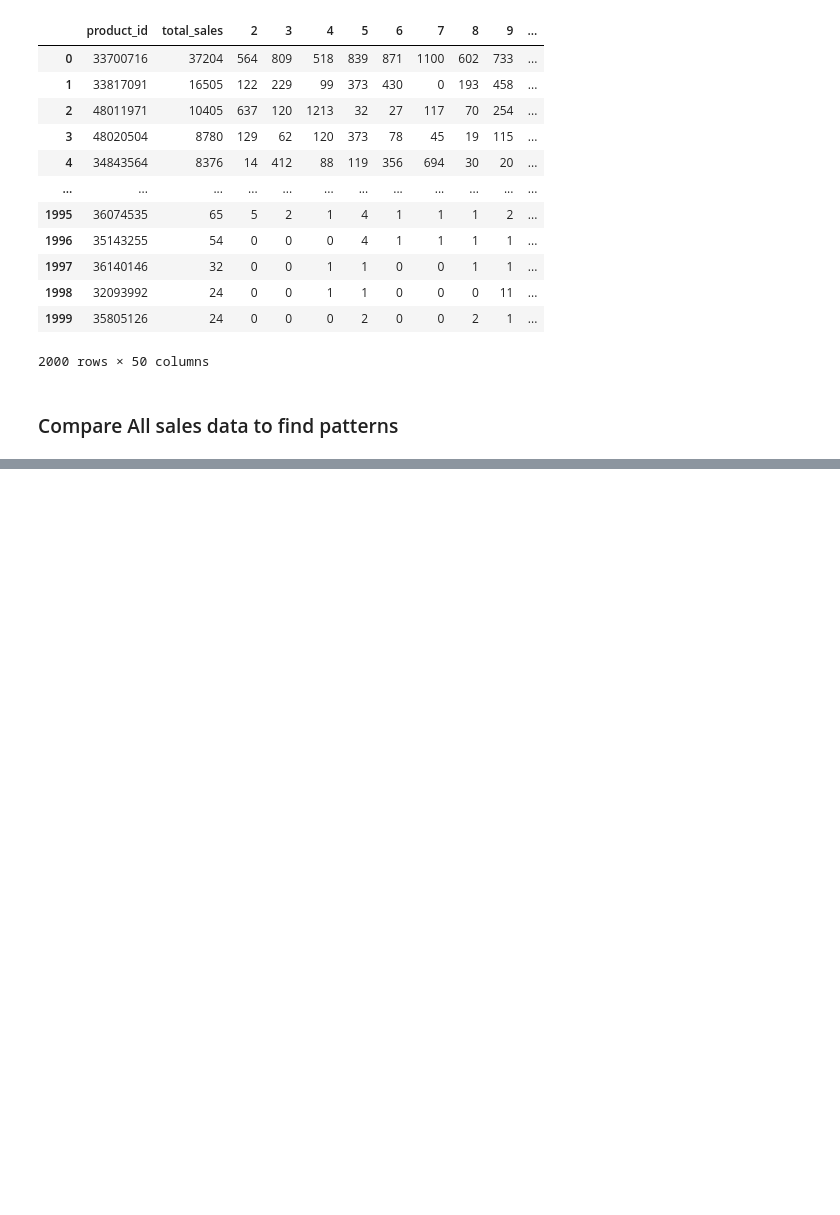
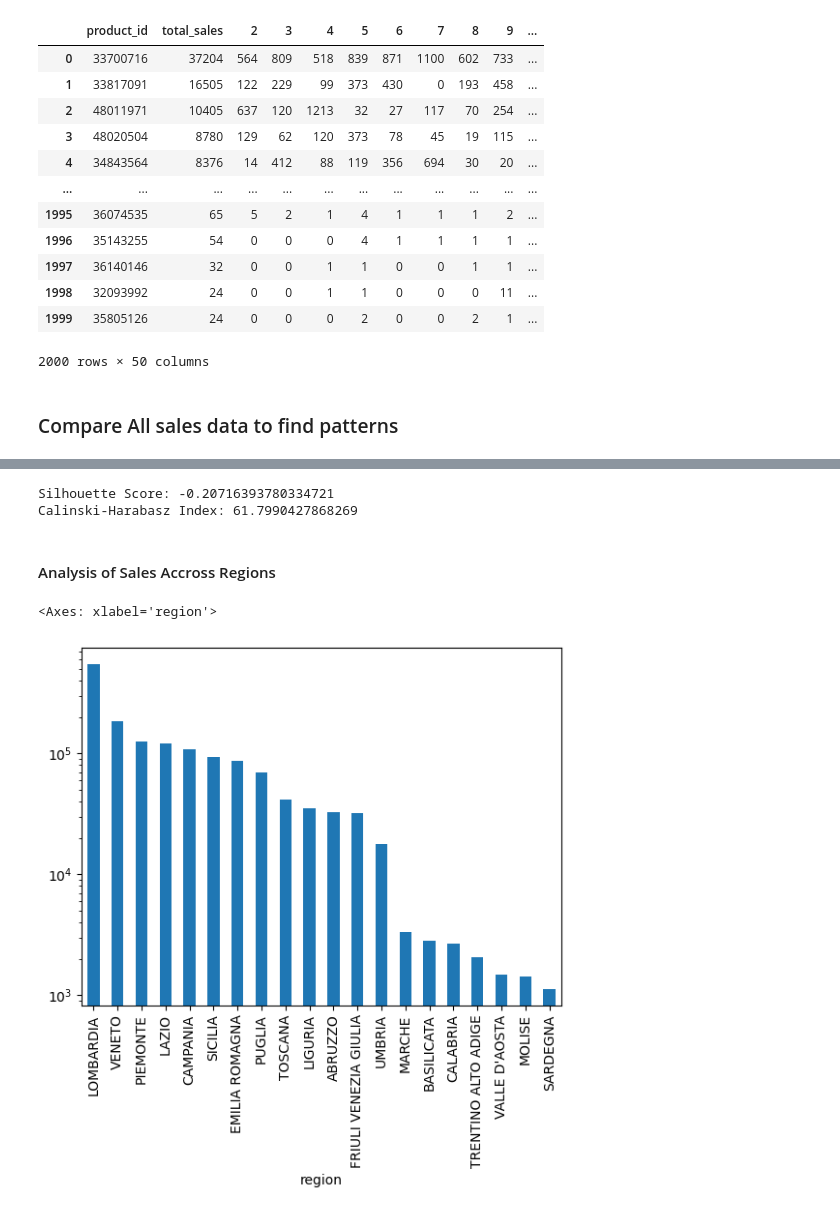
Before and after one commit to khalilvandian/Marketing-Analysis-unimib, a Jupyter notebook: EDA_BasicDatasetProperties.ipynb, the cells around one changed output, grey strips where cells are left out. Saved outputs shown, nothing was run; the diff lists cells and outputs as text; code cells hidden in the pictures; blank space fills up the shorter version.

```diff
--- a/EDA_BasicDatasetProperties.ipynb
+++ b/EDA_BasicDatasetProperties.ipynb
@@ -494,0 +498,10 @@ product_sales_by_store
+# %%
+product_sales_by_region = data[['product_id', 'customer_id']]
+product_sales_by_region = product_sales_by_region.merge(customer_data[['customer_id', 'address_id']], on='customer_id', how='left')
+product_sales_by_region = product_sales_by_region.merge(adresses_data[['address_id', 'region']], on='address_id', how='left')
+product_sales_by_region.drop(columns=['address_id'], inplace=True)
+print(product_sales_by_region)
+
+# pivot the data to get the total number of sales of each product in each region
+product_sales_by_region = product_sales_by_region.pivot_table(index='product_id', columns='region', values='customer_id', aggfunc='count', fill_value=0)
+product_sales_by_region
@@ -526,0 +804,62 @@ product_sales_aggregation
+# %%
+from sklearn.preprocessing import StandardScaler
+from sklearn.metrics import silhouette_score, calinski_harabasz_score, adjusted_rand_score, normalized_mutual_info_score
+import numpy as np
+import pandas as pd
+
+
+def normalize_mean(df):
+    scaler = StandardScaler()
+    df_normalized = df.copy()
+    df_normalized['mean'] = scaler.fit_transform(df[['mean']])
+    return df_normalized
+
+def evaluate_clustering(product_metrics, thresholds):
+    # Normalize only the 'mean' feature
+    normalized_data = normalize_mean(product_metrics[['mean', 'CV']])
+
+    # Classify products based on thresholds
+    def classify_product(row, thresholds):
+        mean_sales, cv = row['mean'], row['CV']
+        high_sales_threshold, low_sales_threshold, high_cv_threshold = thresholds
+
+        if mean_sales >= high_sales_threshold and cv <= high_cv_threshold:
+            return 'HSS'
+        elif mean_sales >= high_sales_threshold and cv > high_cv_threshold:
+            return 'HSA'
+        elif mean_sales < low_sales_threshold and cv > high_cv_threshold:
+            return 'LSA'
+        elif mean_sales < low_sales_threshold and cv <= high_cv_threshold:
+            return 'LSS'
+        else:
+            return 'NNN'
+
+    product_metrics['label'] = product_metrics.apply(classify_product, thresholds=thresholds, axis=1)
+
+    # Convert labels to numerical format for evaluation metrics
+    labels = product_metrics['label'].astype('category').cat.codes
+
+    # Internal Metrics
+    silhouette_avg = silhouette_score(normalized_data[['mean', 'CV']], labels) if len(set(labels)) > 1 else 'N/A'
+    calinski_harabasz = calinski_harabasz_score(normalized_data[['mean', 'CV']], labels) if len(set(labels)) > 1 else 'N/A'
+
+    print(f"Silhouette Score: {silhouette_avg}")
+    print(f"Calinski-Harabasz Index: {calinski_harabasz}")
+
+# Define example thresholds and evaluate
+example_thresholds = (product_metrics_across_stores['mean'].quantile(0.75),
+                      product_metrics_across_stores['mean'].quantile(0.25),
+                      product_metrics_across_stores['CV'].median())
+
+evaluate_clustering(product_metrics_across_stores, example_thresholds)
+# %% [output]
+Silhouette Score: -0.20716393780334721
+Calinski-Harabasz Index: 61.7990427868269
+# %% [markdown]
+#### Analysis of Sales Accross Regions
+# %%
+# barchart of sales in each region
+product_sales_by_region.sum().sort_values(ascending=False).plot(kind='bar', logy=True)
+# %% [output]
+<Axes: xlabel='region'>
+[figure, added]
```
Also changed, not shown: parts of 24 cells of this notebook.
